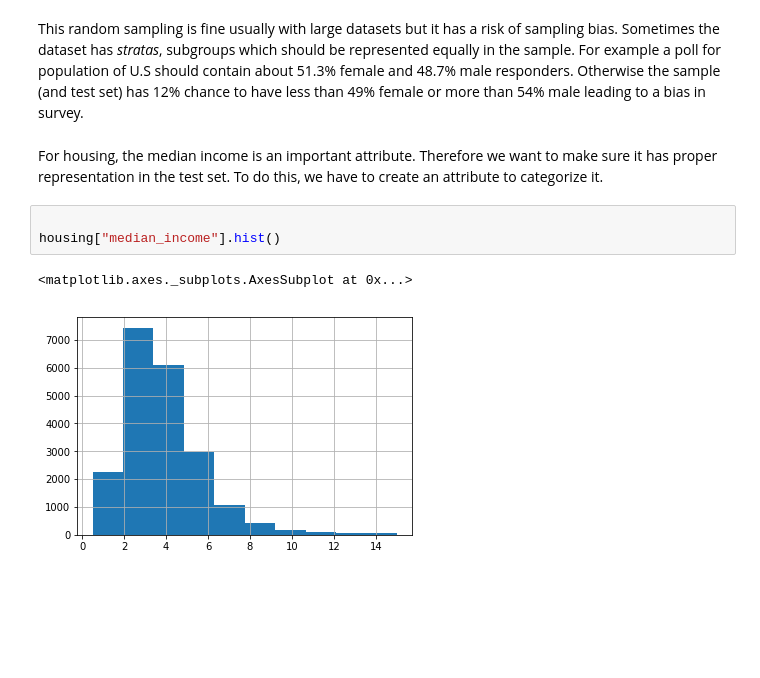
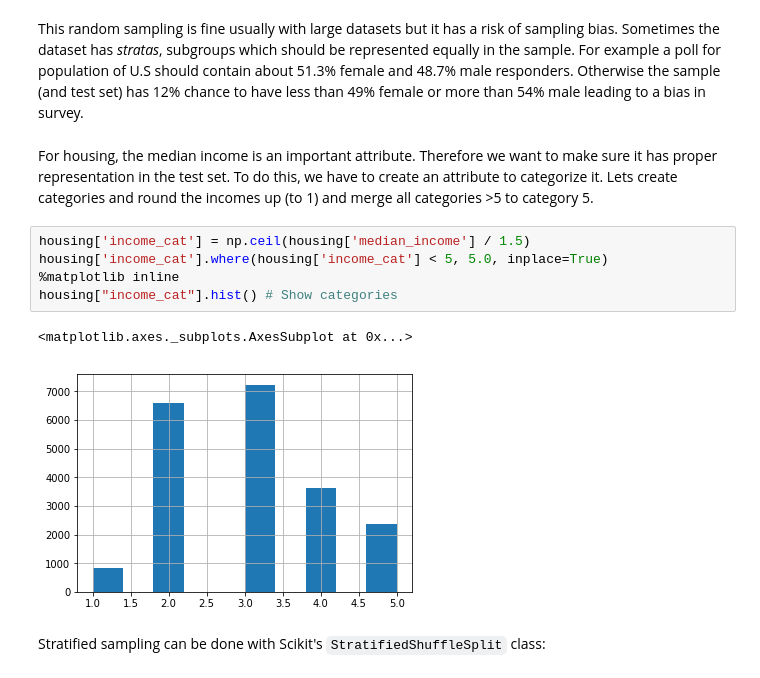
Before and after one commit to Tumetsu/hands-on-machine-learning-exercises, a Jupyter notebook: Housing.ipynb, the cells around one changed output. Saved outputs shown, nothing was run; the diff lists cells and outputs as text; blank space fills up the shorter version.

Commit message:
Test set and correlation coefficient exploration

```diff
--- a/Housing.ipynb
+++ b/Housing.ipynb
@@ -121,10 +121,14 @@ train_set, test_set = train_test_split(housing, test_size=0.2, random_state=42)
 # %% [markdown]
 This random sampling is fine usually with large datasets but it has a risk of sampling bias. Sometimes the dataset has *stratas*, subgroups which should be represented equally in the sample. For example a poll for population of U.S should contain about 51.3% female and 48.7% male responders. Otherwise the sample (and test set) has 12% chance to have less than 49% female or more than 54% male leading to a bias in survey.
 # %% [markdown]
-For housing, the median income is an important attribute. Therefore we want to make sure it has proper representation in the test set. To do this, we have to create an attribute to categorize it.
+For housing, the median income is an important attribute. Therefore we want to make sure it has proper representation in the test set. To do this, we have to create an attribute to categorize it. Lets create categories and round the incomes up (to 1) and merge all categories >5 to category 5.
-# %%
-
-housing["median_income"].hist()
-# %% [output]
-<matplotlib.axes._subplots.AxesSubplot at 0x...>
-[figure, removed]
+# %%
+housing['income_cat'] = np.ceil(housing['median_income'] / 1.5)
+housing['income_cat'].where(housing['income_cat'] < 5, 5.0, inplace=True)
+%matplotlib inline
+housing["income_cat"].hist() # Show categories
+# %% [output]
+<matplotlib.axes._subplots.AxesSubplot at 0x...>
+[figure, added]
+# %% [markdown]
+Stratified sampling can be done with Scikit's `StratifiedShuffleSplit` class:
```
Also changed, not shown: parts of 20 cells of this notebook.
